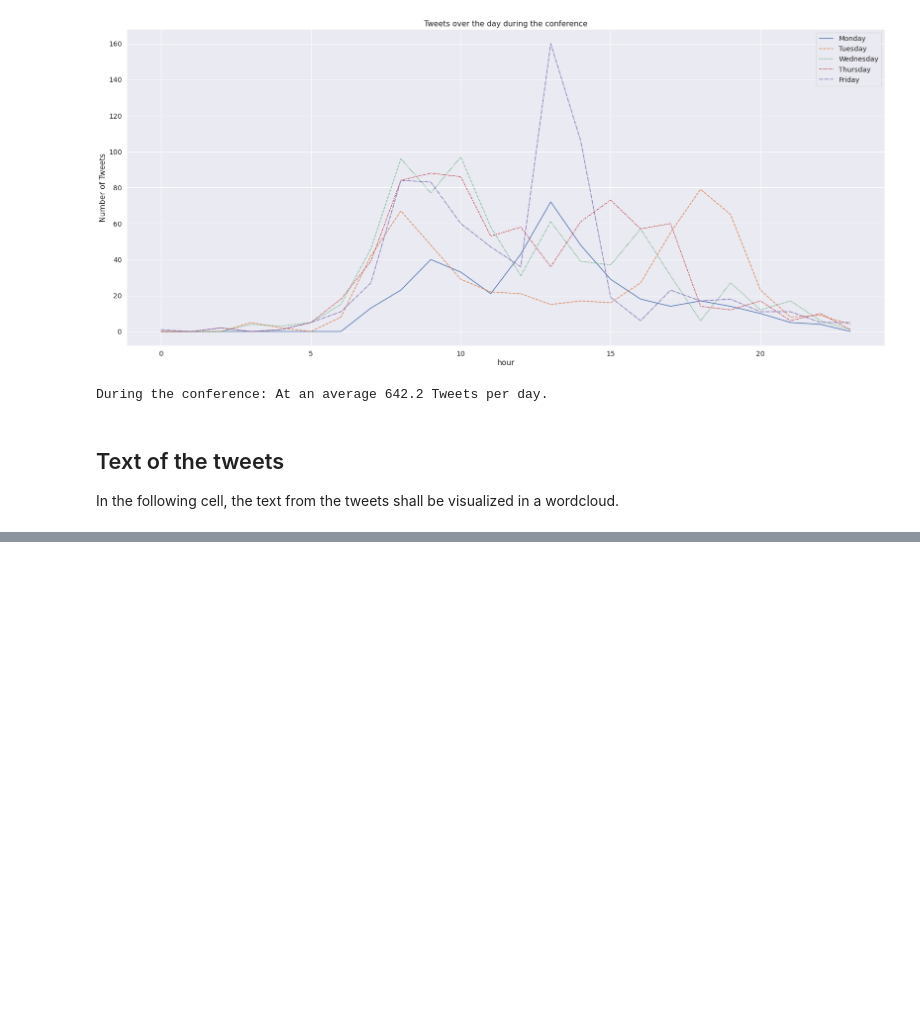
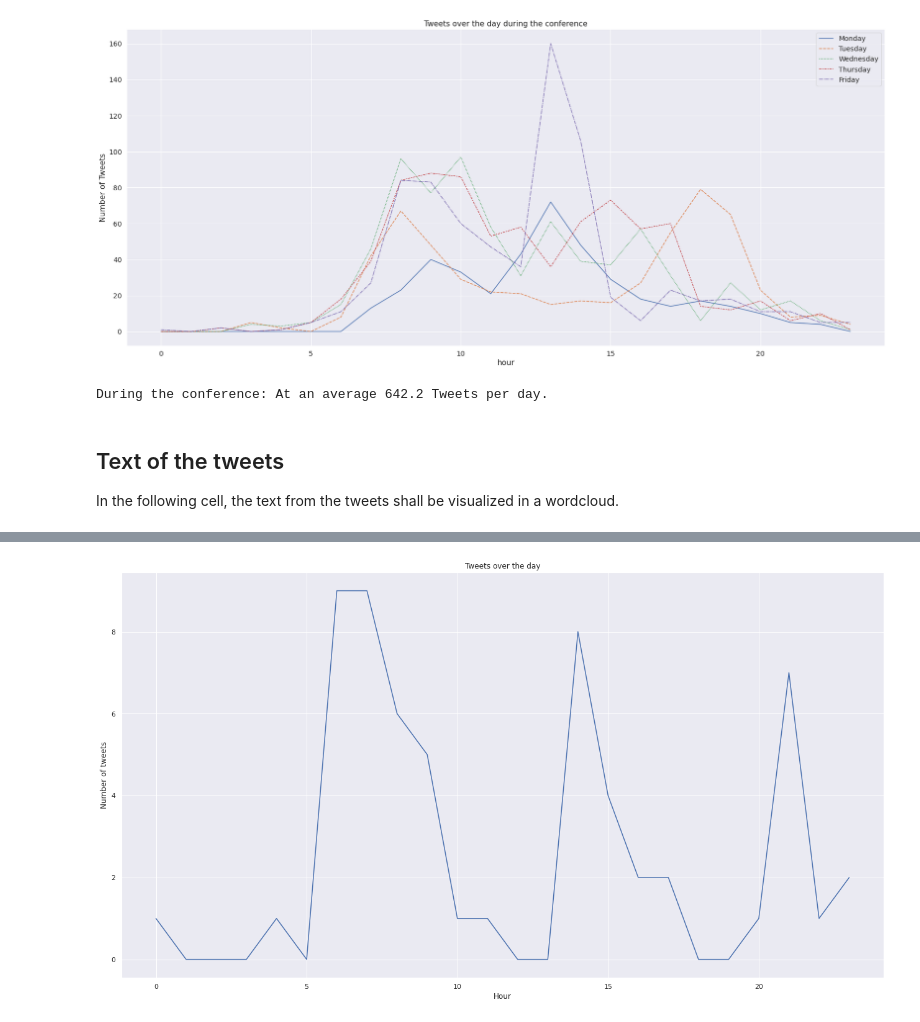
Before and after one commit to Leano1998/DHd2022, a Jupyter notebook: Twitter_DHd2022.ipynb, the cells around one changed output, grey strips where cells are left out. Drawn from its saved outputs; the diff is of its cells as text; code cells hidden in the pictures; blank space fills up the shorter version.

```diff
--- a/Twitter_DHd2022.ipynb
+++ b/Twitter_DHd2022.ipynb
@@ -329,0 +391,13 @@ print(np.max(tweets_data['created_at']))
+# %%
+time_of_day = {i: 0 for i in range(0, 24)}
+for _, v in tweets_data.iterrows():
+    time_of_day[v["created_at"].hour] += 1
+plt.rcParams["figure.figsize"] = (22, 12)
+plt.plot([i for i in time_of_day.keys()], [time_of_day[i] for i in time_of_day.keys()])
+plt.title("Tweets over the day")
+plt.xlabel("Hour")
+plt.ylabel("Number of tweets")
+plt.savefig("vis/barcamp-Tweets_over_day.png")
+plt.show()
+# %% [output]
+[figure, added]
```
Also changed, not shown: parts of 7 cells of this notebook.
